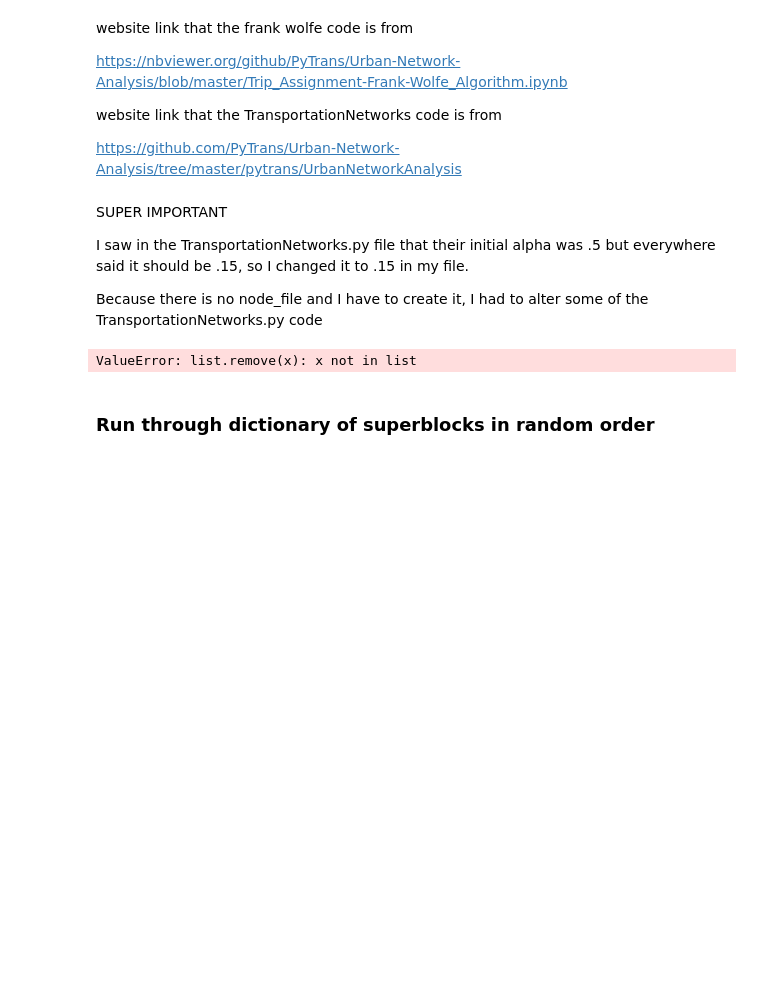
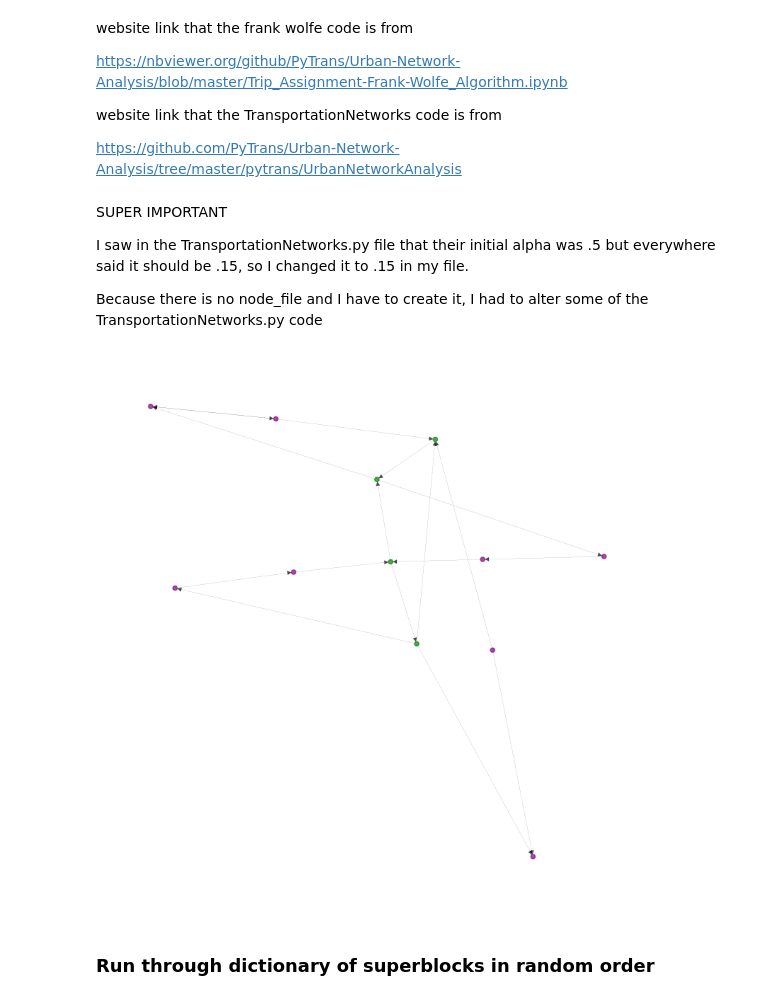
Before and after one commit to claricemottet/Barcelona_Superblock_Placement_Optimization, a Jupyter notebook: networks_bcn.ipynb, the cells around one changed output. Saved outputs shown, nothing was run; the diff lists cells and outputs as text; code cells hidden in the pictures; blank space fills up the shorter version.

Commit message:
identified superblocks

```diff
--- a/networks_bcn.ipynb
+++ b/networks_bcn.ipynb
@@ -567,12 +568,48 @@ graph = build_datastructure_CM(links)
 dict_superblocks, dict_blocks_ignore = identify_superblocks(graph)
 
 df_superblocks = pd.DataFrame(dict_superblocks)
+df_superblocks = df_superblocks.transpose()
+df_superblocks.reset_index(inplace = True)
+df_superblocks.columns = ['iter_','list_center','list_corner','list_outside','list_corner_degree']
 df_superblocks.to_excel(path_out_+'df_superblocks.xlsx', index = False)
 
 df_blocks_ignore = pd.DataFrame(dict_blocks_ignore)
+df_blocks_ignore = df_blocks_ignore.transpose()
+df_blocks_ignore.reset_index(inplace = True)
+df_blocks_ignore.columns = ['iter_','list_center','list_corner','list_outside']
 df_blocks_ignore.to_excel(path_out_+'df_blocks_all.xlsx', index = False)
-# %% [output]
-ValueError: list.remove(x): x not in list
+# %%
+# Assuming 'graph' is your original directed graph
+# And you want a subgraph with these nodes and their connections
+nodes_of_interest = [361, 426, 430, 359]
+list_center = nodes_of_interest
+list_outside = [355, 356, 358, 423, 424, 362, 427, 429, 431, 432, 435, 436]
+
+
+# Initialize a set with your nodes of interest
+all_nodes = set(nodes_of_interest)
+
+# Add all predecessors and successors of the nodes of interest to the set
+for node in nodes_of_interest:
+    all_nodes.update(graph.predecessors(node))
+    all_nodes.update(graph.successors(node))
+
+# Now, create a subgraph with all these nodes
+subgraph = graph.subgraph(all_nodes).copy()
+
+# # 'subgraph' is now the subgraph you wanted
+# # Generate a layout
+# pos = nx.spring_layout(graph, scale=2, seed = 42)
+
+# # Set figure size
+# plt.figure(figsize=(20, 20))
+
+# # Draw the graph with specified node colors
+# nx.draw_networkx(subgraph, pos, arrows=True, node_size=120, width=0.1, with_labels=True, alpha=0.7, node_color='blue')
+
+graph_w_superblock(subgraph, list_center, list_outside)
+# %% [output]
+[figure, added]
 # %%
 #calculate the total cost for the graph on the whole
 
```
Also changed, not shown: parts of 2 cells of this notebook, 3 other files.
